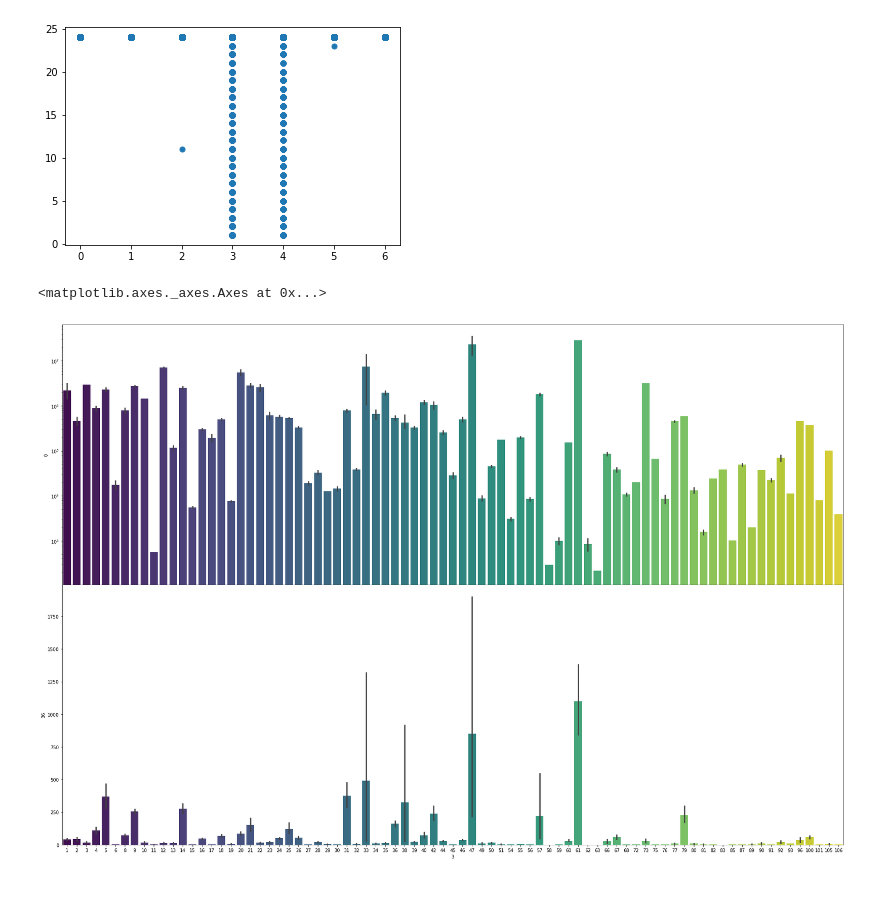
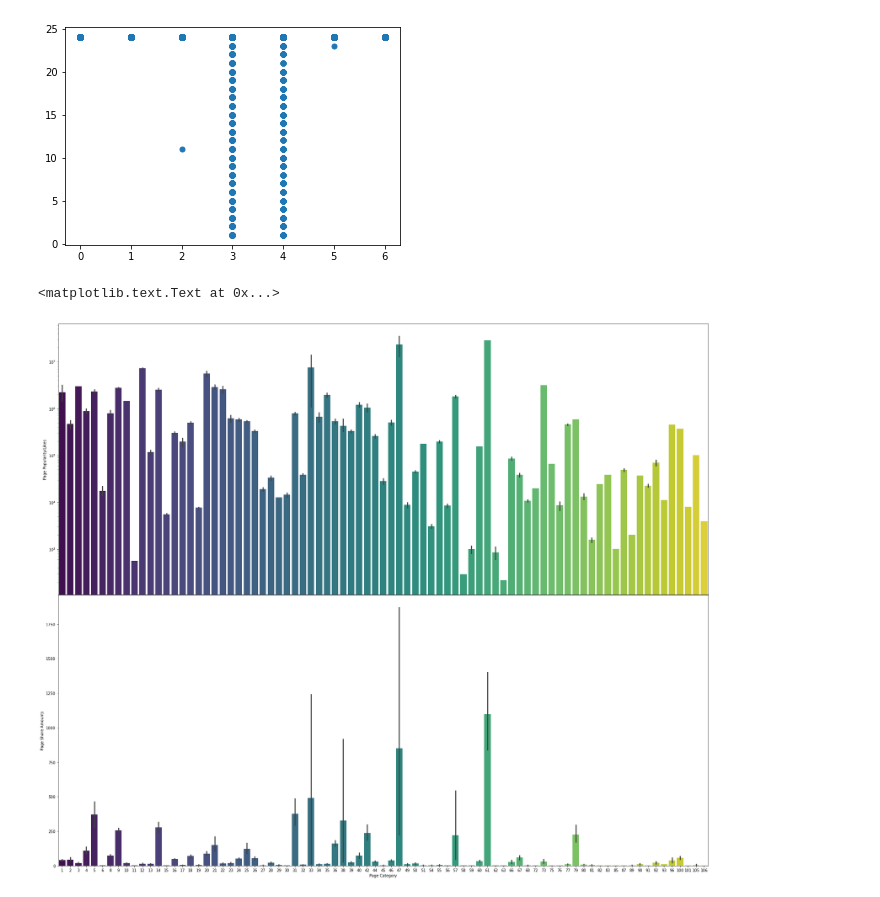
Before and after one commit to danietzio/Artificial-intelligence, a Jupyter notebook: UCI Facebook Comment Volume Dataset/Python/UCI Facebook Comment Volume Project.ipynb, the cells around one changed output. Drawn from its saved outputs; the diff is of its cells as text; code cells hidden in the pictures.

```diff
--- a/UCI Facebook Comment Volume Dataset/Python/UCI Facebook Comment Volume Project.ipynb
+++ b/UCI Facebook Comment Volume Dataset/Python/UCI Facebook Comment Volume Project.ipynb
@@ -290,21 +288,24 @@ plt.plot(weekday,df[38], marker='o', markersize=5, lw= 0)
 [<matplotlib.lines.Line2D at 0x...>]
 [figure]
 # %%
-fig = plt.figure(figsize=(12,8))
+fig = plt.figure(figsize=(12,10))
 
 axes1 = fig.add_axes([0, 2, 2, 1])
 axes2 = fig.add_axes([0,1,2,1])
 
 # Plot "Category" vs. "Popularity" barplot
 axes1.set_yscale('log')
 sns.barplot(x="3",y="0",data=df.rename(columns=(lambda x: str(x))).astype('int'), palette='viridis',ax=axes1)
+axes1.set_xlabel("Page Category")
+axes1.set_ylabel("Page Popularity/Likes")
 
 # =====> We can conclude that "47", "61" and "33" has the majority of the popularity
 
 # Plot "Category" vs. "Share amount" barplot
 sns.barplot(x="3",y="36",data=df.rename(columns=(lambda x: str(x))).astype('int'), palette='viridis',ax=axes2)
-
+axes2.set_xlabel("Page Category")
+axes2.set_ylabel("Page Share Amounts")
 # =====> We can conclude that "47", "61" and "33" has the majority of the Share Amounts
 # %% [output]
-<matplotlib.axes._axes.Axes at 0x...>
+<matplotlib.text.Text at 0x...>
-[figure, old version]
+[figure, new version]
```
Also changed, not shown: parts of 6 cells of this notebook, 1 other file.
